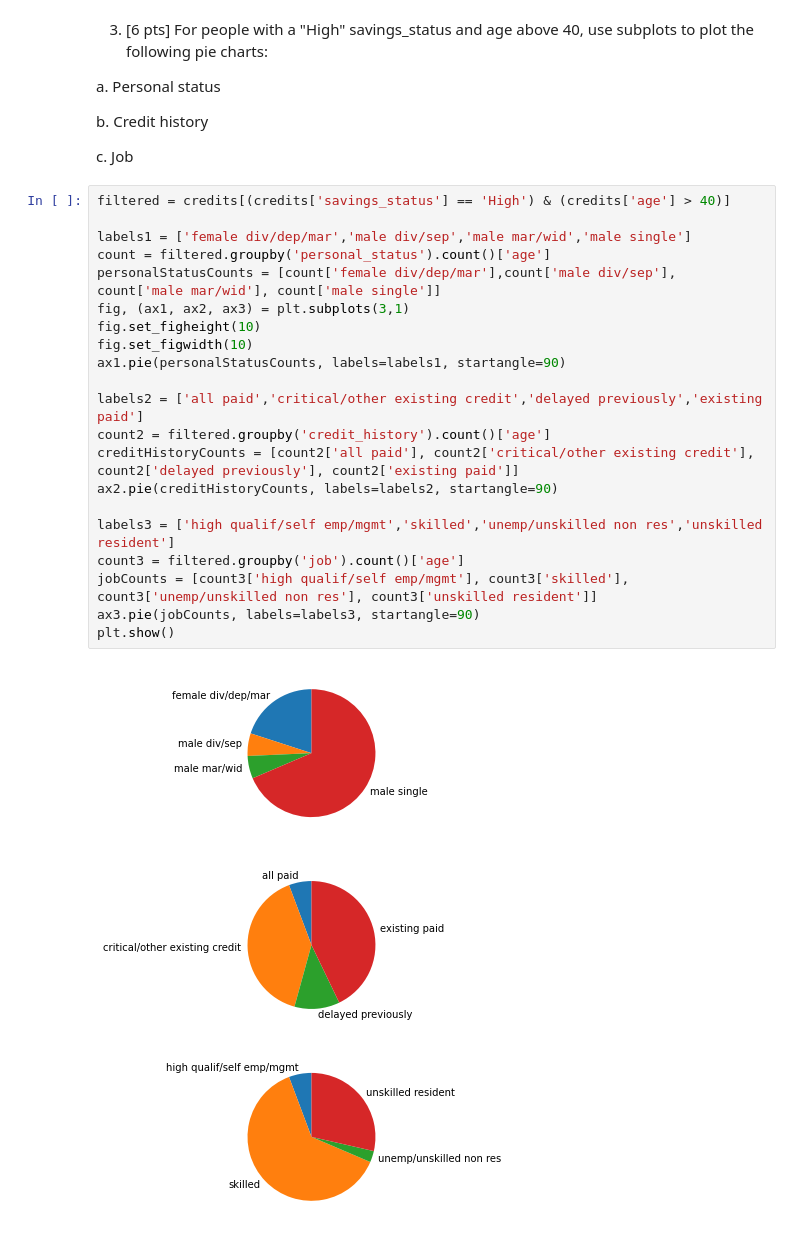
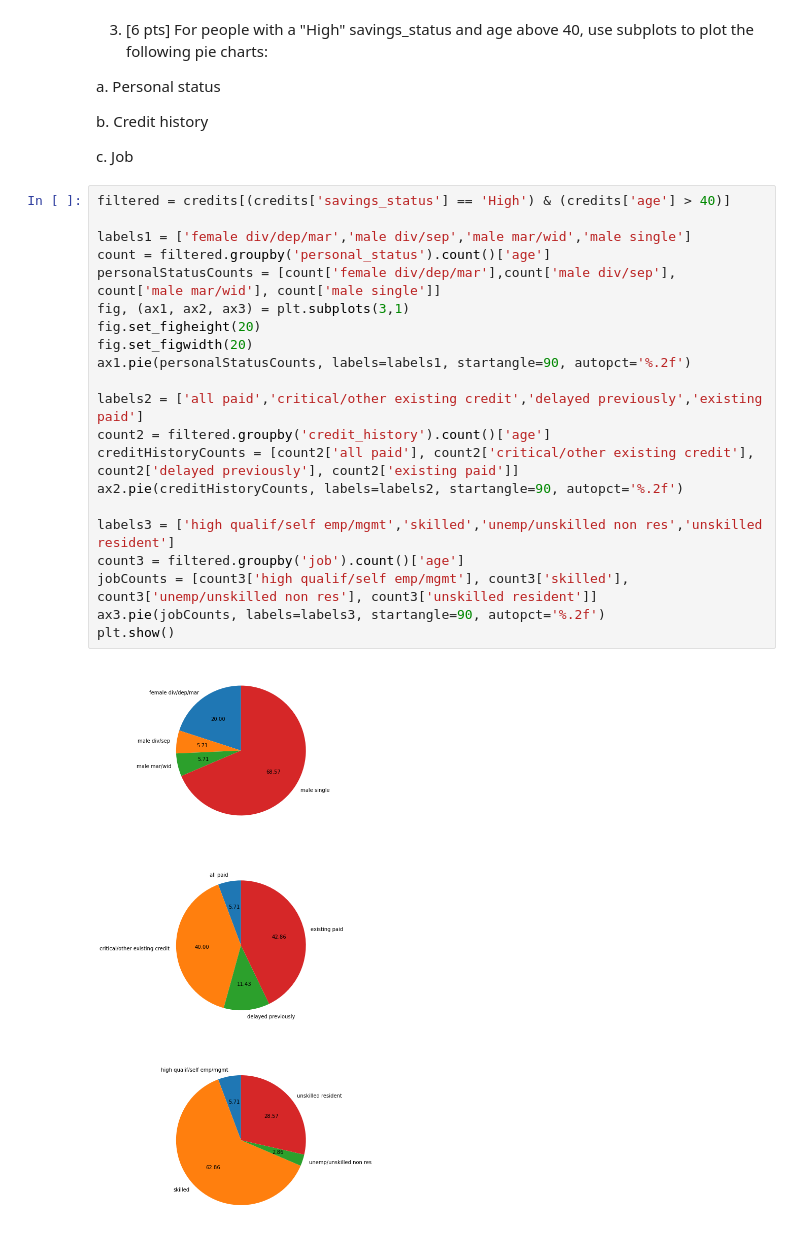
Before and after one commit to djwong23/CS210Asst3, a Jupyter notebook: german_credit.ipynb, the cells around one changed output. Saved outputs shown, nothing was run; the diff lists cells and outputs as text.

```diff
--- a/german_credit.ipynb
+++ b/german_credit.ipynb
@@ -379,23 +375,23 @@ c. Job
 # %%
 filtered = credits[(credits['savings_status'] == 'High') & (credits['age'] > 40)]
 
 labels1 = ['female div/dep/mar','male div/sep','male mar/wid','male single']
 count = filtered.groupby('personal_status').count()['age']
 personalStatusCounts = [count['female div/dep/mar'],count['male div/sep'], count['male mar/wid'], count['male single']]
 fig, (ax1, ax2, ax3) = plt.subplots(3,1)
-fig.set_figheight(10)
-fig.set_figwidth(10)
-ax1.pie(personalStatusCounts, labels=labels1, startangle=90)
+fig.set_figheight(20)
+fig.set_figwidth(20)
+ax1.pie(personalStatusCounts, labels=labels1, startangle=90, autopct='%.2f')
 
 labels2 = ['all paid','critical/other existing credit','delayed previously','existing paid']
 count2 = filtered.groupby('credit_history').count()['age']
 creditHistoryCounts = [count2['all paid'], count2['critical/other existing credit'], count2['delayed previously'], count2['existing paid']]
-ax2.pie(creditHistoryCounts, labels=labels2, startangle=90)
+ax2.pie(creditHistoryCounts, labels=labels2, startangle=90, autopct='%.2f')
 
 labels3 = ['high qualif/self emp/mgmt','skilled','unemp/unskilled non res','unskilled resident']
 count3 = filtered.groupby('job').count()['age']
 jobCounts = [count3['high qualif/self emp/mgmt'], count3['skilled'], count3['unemp/unskilled non res'], count3['unskilled resident']]
-ax3.pie(jobCounts, labels=labels3, startangle=90)
+ax3.pie(jobCounts, labels=labels3, startangle=90, autopct='%.2f')
 plt.show()
 # %% [output]
-[figure, old version]
+[figure, new version]
```
Also changed, not shown: parts of 3 cells of this notebook.
